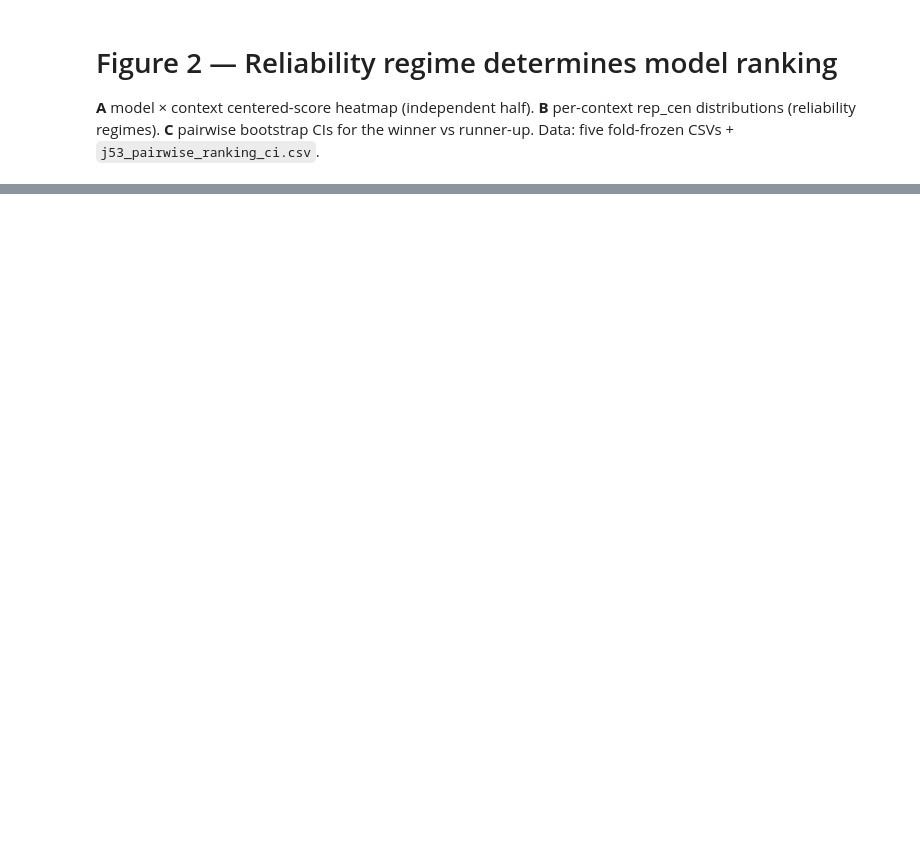
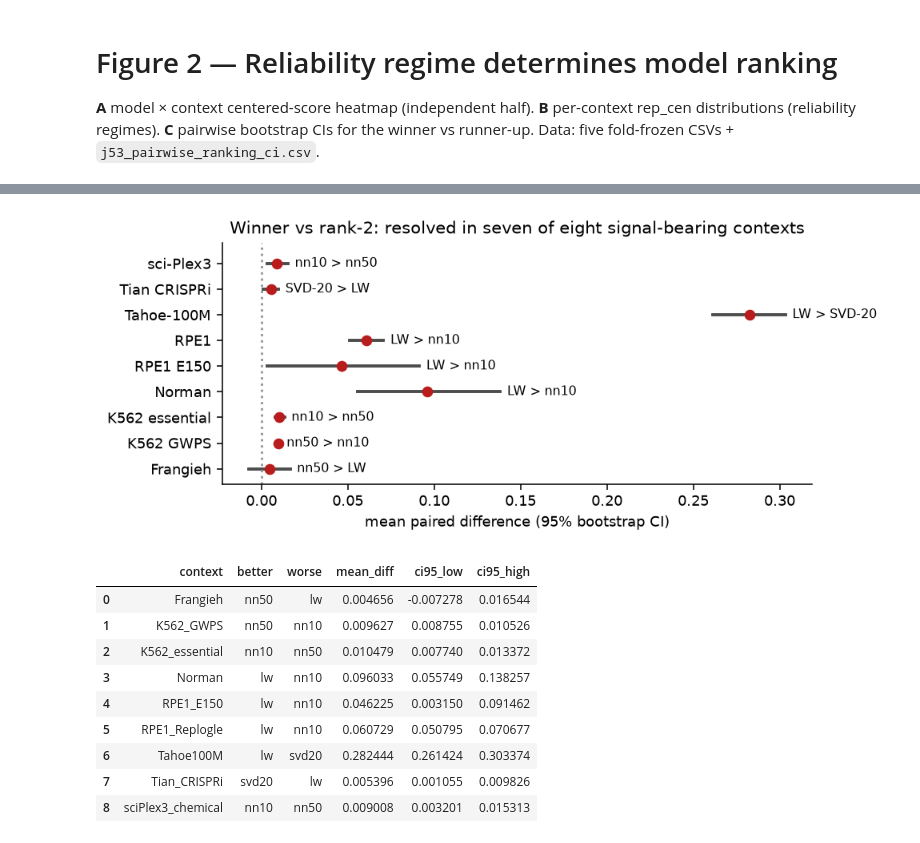
Before and after one commit to rht888666/represolve, a Jupyter notebook: notebooks/fig2_ranking_regimes.ipynb, the cells around one changed output, grey strips where cells are left out. Drawn from its saved outputs; the diff is of its cells as text; code cells hidden in the pictures; blank space fills up the shorter version.

```diff
--- a/notebooks/fig2_ranking_regimes.ipynb
+++ b/notebooks/fig2_ranking_regimes.ipynb
@@ -72,19 +91,38 @@ print(all_df.groupby("context")["rep_cen"].median().round(3))
 # %%
+_pretty = {"lw": "LW", "svd20": "SVD-20", "moppca5": "moPPCA-5", "nn10": "nn10", "nn50": "nn50"}
 
 # ---- Panel C: winner vs runner-up CIs ----
 ci = pd.read_csv(os.path.join(RES, "j53_pairwise_ranking_ci.csv"))
 lead = ci.groupby("context").first().reset_index()
 fig, ax = plt.subplots(figsize=(6.8, 2.8))
 ypos = np.arange(len(lead))
 for i, r in lead.iterrows():
     ax.plot([r.ci95_low, r.ci95_high], [i, i], color="0.3", lw=2)
     ax.plot(r.mean_diff, i, "o", color="#b91c1c")
-    ax.text(r.ci95_high + 0.004, i, f"{r.better}>{r.worse}", va="center", fontsize=8)
+    ax.text(r.ci95_high + 0.004, i, f"{_pretty.get(r.better, r.better)} > {_pretty.get(r.worse, r.worse)}", va="center", fontsize=8)
 ax.axvline(0, color="0.6", ls=":")
-ax.set_yticks(ypos, lead["context"])
+PRETTY = {"sciPlex3_chemical": "sci-Plex3", "RPE1_Replogle": "RPE1",
+          "K562_essential": "K562 essential", "K562_GWPS": "K562 GWPS",
+          "Norman": "Norman", "Tian_CRISPRi": "Tian CRISPRi",
+          "tian2021i": "Tian CRISPRi", "Frangieh": "Frangieh",
+          "RPE1_E150": "RPE1 E150", "Tahoe100M": "Tahoe-100M",
+          "Tahoe_100M": "Tahoe-100M"}
+ax.set_yticks(ypos, [PRETTY.get(c, c) for c in lead["context"]])
 ax.set_xlabel("mean paired difference (95% bootstrap CI)")
-ax.set_title("Winner vs rank-2: significant in all five contexts")
+ax.set_title("Winner vs rank-2: resolved in seven of eight signal-bearing contexts")
 ax.set_ylim(-0.6, len(lead)-0.2)
 fig.savefig(os.path.join(FIG, "fig2c_pairwise_ci.png"), bbox_inches="tight")
 plt.show()
 lead[["context","better","worse","mean_diff","ci95_low","ci95_high"]]
+# %% [output]
+[figure, added]
+|  | context | better | worse | mean_diff | ci95_low | ci95_high |
+| 0 | Frangieh | nn50 | lw | 0.004656 | -0.007278 | 0.016544 |
+| 1 | K562_GWPS | nn50 | nn10 | 0.009627 | 0.008755 | 0.010526 |
+| 2 | K562_essential | nn10 | nn50 | 0.010479 | 0.007740 | 0.013372 |
+| 3 | Norman | lw | nn10 | 0.096033 | 0.055749 | 0.138257 |
+| 4 | RPE1_E150 | lw | nn10 | 0.046225 | 0.003150 | 0.091462 |
+| 5 | RPE1_Replogle | lw | nn10 | 0.060729 | 0.050795 | 0.070677 |
+| 6 | Tahoe100M | lw | svd20 | 0.282444 | 0.261424 | 0.303374 |
+| 7 | Tian_CRISPRi | svd20 | lw | 0.005396 | 0.001055 | 0.009826 |
+| 8 | sciPlex3_chemical | nn10 | nn50 | 0.009008 | 0.003201 | 0.015313 |
```
Also changed, not shown: parts of 2 cells of this notebook, 32 other files.
